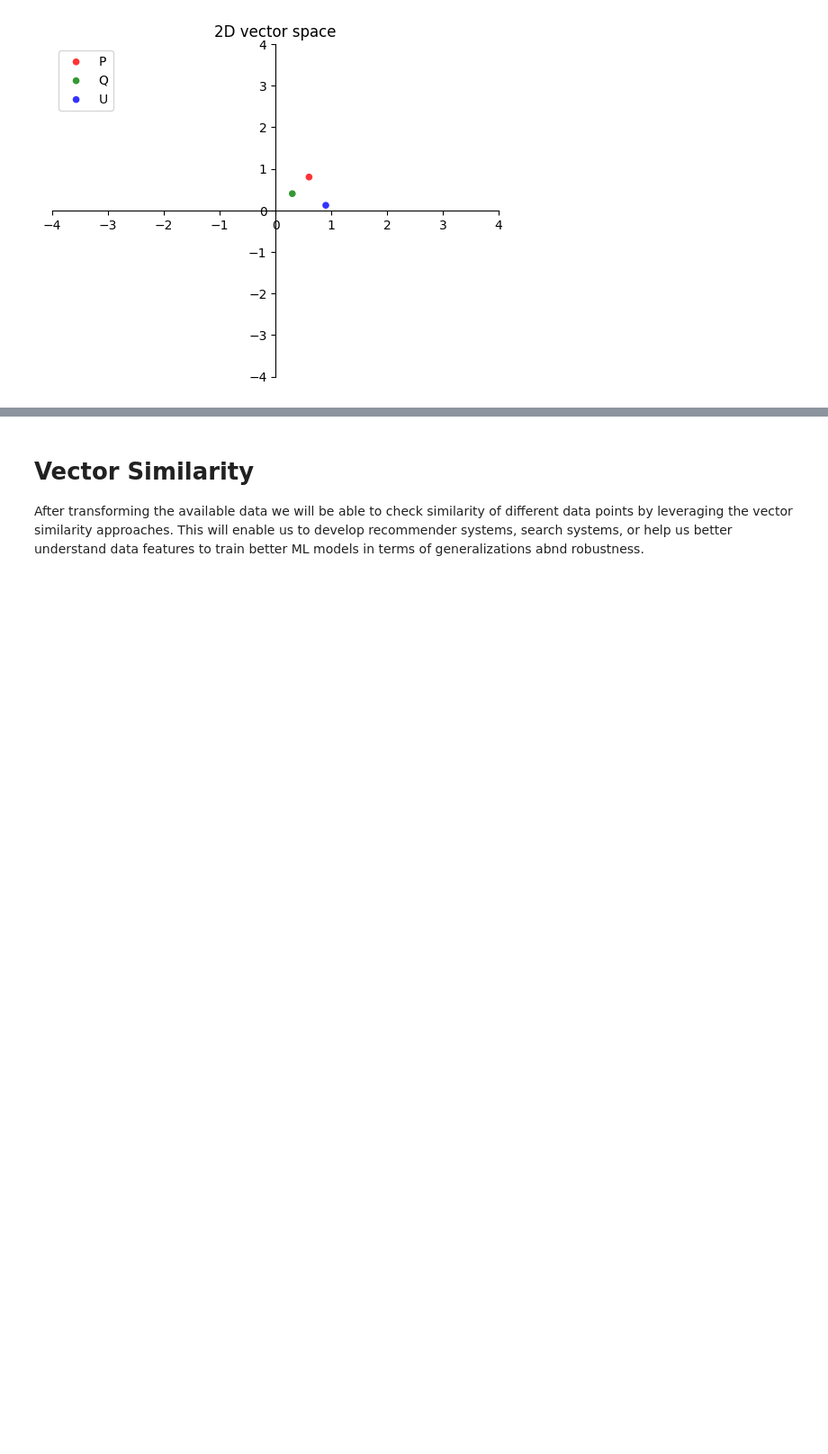
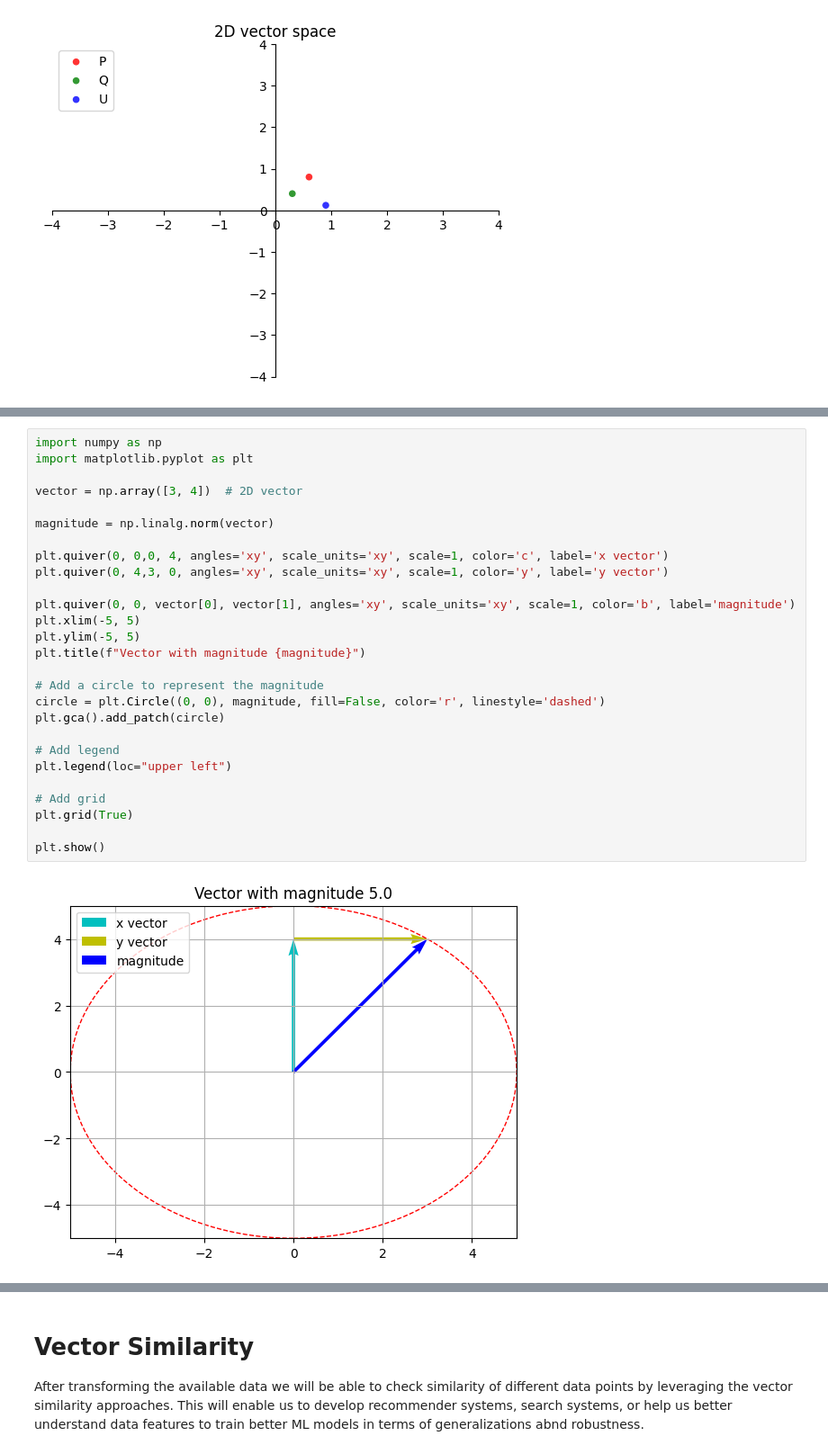
Before and after one commit to ufukhurriyetoglu/vector-normalization-for-vector-search, a Jupyter notebook: understanding_effect_of_l2_normalization_on_vector_search.ipynb, the cells around one changed output, grey strips where cells are left out. Shown at 90% size. Saved outputs shown, nothing was run; the diff lists cells and outputs as text; blank space fills up the shorter version.

```diff
--- a/understanding_effect_of_l2_normalization_on_vector_search.ipynb
+++ b/understanding_effect_of_l2_normalization_on_vector_search.ipynb
@@ -85,0 +97,29 @@ vector_space([0.6, 0.8], [0.3, 0.4], [0.9, 0.12])
+# %%
+import numpy as np
+import matplotlib.pyplot as plt
+
+vector = np.array([3, 4])  # 2D vector
+
+magnitude = np.linalg.norm(vector)
+
+plt.quiver(0, 0,0, 4, angles='xy', scale_units='xy', scale=1, color='c', label='x vector')
+plt.quiver(0, 4,3, 0, angles='xy', scale_units='xy', scale=1, color='y', label='y vector')
+
+plt.quiver(0, 0, vector[0], vector[1], angles='xy', scale_units='xy', scale=1, color='b', label='magnitude')
+plt.xlim(-5, 5)
+plt.ylim(-5, 5)
+plt.title(f"Vector with magnitude {magnitude}")
+
+# Add a circle to represent the magnitude
+circle = plt.Circle((0, 0), magnitude, fill=False, color='r', linestyle='dashed')
+plt.gca().add_patch(circle)
+
+# Add legend
+plt.legend(loc="upper left")
+
+# Add grid
+plt.grid(True)
+
+plt.show()
+# %% [output]
+[figure, added]
```
Also changed, not shown: parts of 11 cells of this notebook.
